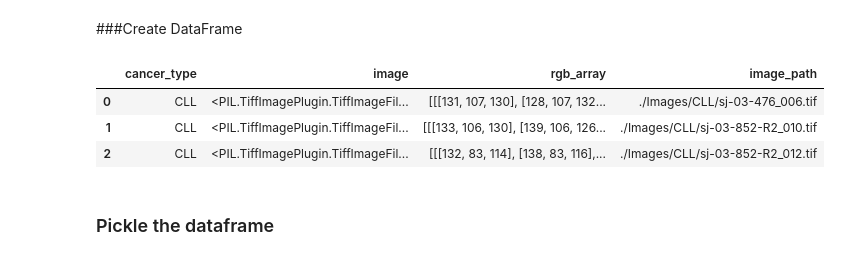
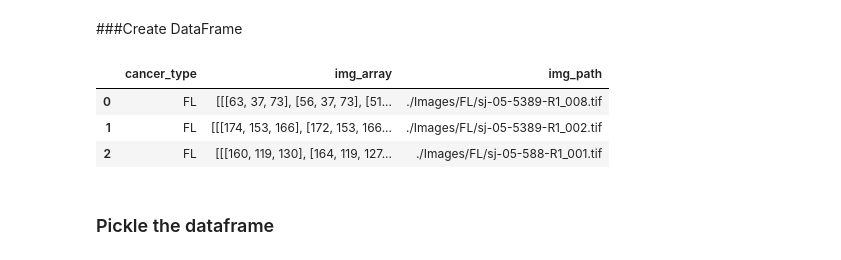
Before and after one commit to andy-j-block/lymphoma_classifier, a Jupyter notebook: get_data.ipynb, the cells around one changed output. Drawn from its saved outputs; the diff is of its cells as text; code cells hidden in the pictures.

Commit message:
pulled real images out of dataframe

```diff
--- a/get_data.ipynb
+++ b/get_data.ipynb
@@ -45,30 +45,30 @@ def colab_setup():
 
 ############
 
-def load_images(images_main_dir):
+def load_images(imgs_main_dir):
 
     # get cancer type strings
-    cancer_types = [type_ for type_ in os.listdir(images_main_dir)]
+    cancer_types = [type_ for type_ in os.listdir(imgs_main_dir)]
 
     # get directories where images are stored
-    image_dirs = [os.path.join(images_main_dir, type_) for type_ in cancer_types]
+    img_dirs = [os.path.join(imgs_main_dir, type_) for type_ in cancer_types]
 
     # read images into a list
-    images = []
+    imgs = []
 
-    for i, image_dir in enumerate(image_dirs):
-        image_files = os.listdir(image_dir)
+    for i, img_dir in enumerate(img_dirs):
+        img_paths = os.listdir(img_dir)
 
-        for j in image_files:
+        for j in img_paths:
 
             # pass thru all the image files per image directory, read the image,
             # add it to the images list
-            image_file = os.path.join(image_dirs[i], j)
-            image = Image.open(image_file)
-            rbg_array = np.asarray(image)
-            images.append((cancer_types[i], image, rbg_array, image_file))
+            img_path = os.path.join(img_dirs[i], j)
+            img_array = Image.open(img_path)
+            img_array = np.asarray(img_array)
+            imgs.append((cancer_types[i], img_array, img_path))
 
-    return cancer_types, image_dirs, images
+    return imgs
 # %% [markdown]
 ###Local or hosted runtime
 
@@ -135,0 +112,2 @@ First image:
+# %%
+imgs = load_images('./Images')
@@ -136,13 +139,13 @@ First image:
 # %% [markdown]
 ###Create DataFrame
 # %%
-df = pd.DataFrame(images, columns=['cancer_type', 'image', 'rgb_array', 'image_path'])
+df = pd.DataFrame(imgs, columns=['cancer_type', 'img_array', 'img_path'])
 df.head(3)
 # %% [output]
-|  | cancer_type | image | rgb_array | image_path |
-| 0 | CLL | <PIL.TiffImagePlugin.TiffImageFil... | [[[131, 107, 130], [128, 107, 132... | ./Images/CLL/sj-03-476_006.tif |
-| 1 | CLL | <PIL.TiffImagePlugin.TiffImageFil... | [[[133, 106, 130], [139, 106, 126... | ./Images/CLL/sj-03-852-R2_010.tif |
-| 2 | CLL | <PIL.TiffImagePlugin.TiffImageFil... | [[[132, 83, 114], [138, 83, 116],... | ./Images/CLL/sj-03-852-R2_012.tif |
+|  | cancer_type | img_array | img_path |
+| 0 | FL | [[[63, 37, 73], [56, 37, 73], [51... | ./Images/FL/sj-05-5389-R1_008.tif |
+| 1 | FL | [[[174, 153, 166], [172, 153, 166... | ./Images/FL/sj-05-5389-R1_002.tif |
+| 2 | FL | [[[160, 119, 130], [164, 119, 127... | ./Images/FL/sj-05-588-R1_001.tif |
 # %% [markdown]
 ### Pickle the dataframe
 # %%
```
Also changed, not shown: parts of 3 cells of this notebook.
